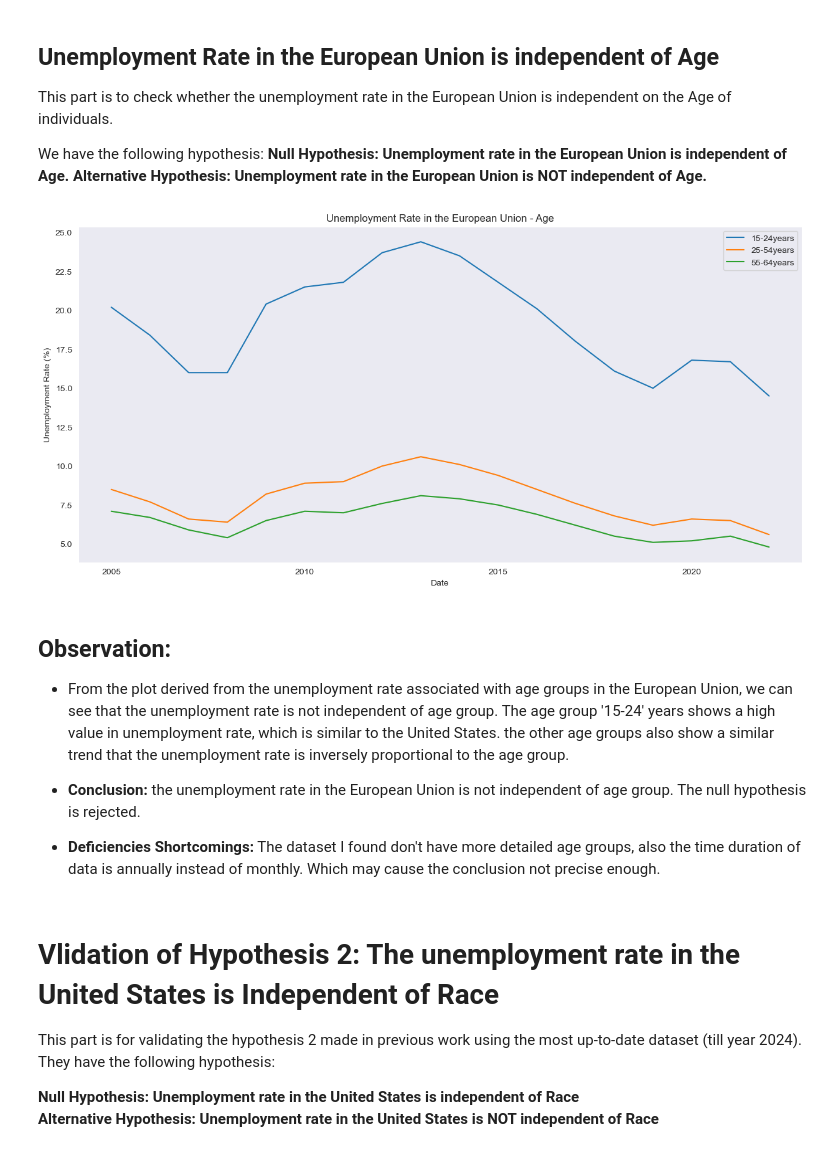
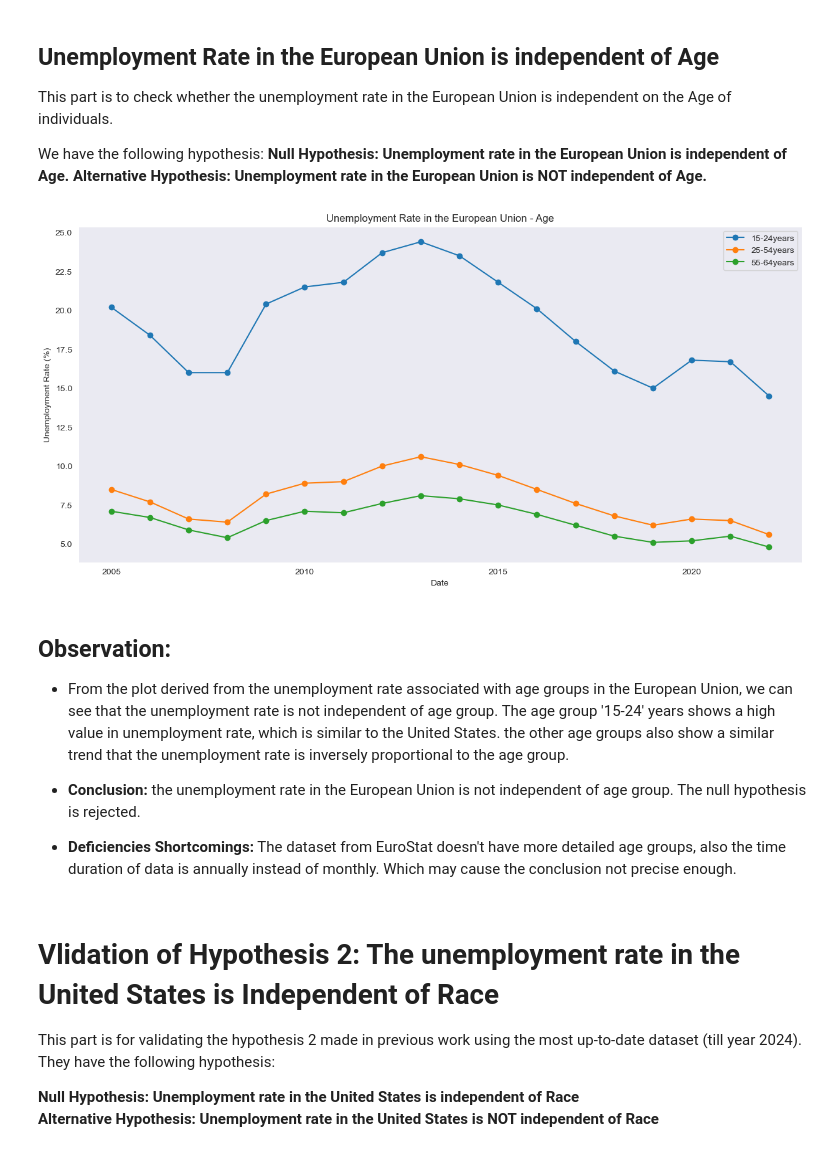
Before and after one commit to Zhen3408/2024Spr_projects, a Jupyter notebook: Final_Project_zl.ipynb, the cells around one changed output. Cells and saved outputs as stored; diff of their text form; code cells hidden in the pictures.

```diff
--- a/Final_Project_zl.ipynb
+++ b/Final_Project_zl.ipynb
@@ -65,21 +66,21 @@ We have the following hypothesis:
 Alternative Hypothesis: Unemployment rate in the European Union is NOT independent of Age.**
 # %%
 df_eu_age = merge_eurostat_data('./Data/Eurostat/Age/')
-df_eu_age.plot(figsize=(15, 7), linewidth = 1.5)
+df_eu_age.plot(figsize=(15, 7), linewidth = 1.5, marker='o')
 plt.grid()
 plt.xlabel('Date')
 plt.ylabel('Unemployment Rate (%)')
 plt.title('Unemployment Rate in the European Union - Age')
 plt.show()
 # %% [output]
-[figure, old version]
+[figure, new version]
 # %% [markdown]
 ## Observation:
 * From the plot derived from the unemployment rate associated with age groups in the European Union, we can see that the unemployment rate is not independent of age group. The age group '15-24' years shows a high value in unemployment rate, which is similar to the United States. the other age groups also show a similar trend that the unemployment rate is inversely proportional to the age group.
 
 * **Conclusion:** the unemployment rate in the European Union is not independent of age group. The null hypothesis is rejected.
 
-* **Deficiencies Shortcomings:** The dataset I found don't have more detailed age groups, also the time duration of data is annually instead of monthly. Which may cause the conclusion not precise enough.
+* **Deficiencies Shortcomings:** The dataset from EuroStat doesn't have more detailed age groups, also the time duration of data is annually instead of monthly. Which may cause the conclusion not precise enough.
 # %% [markdown]
 # Vlidation of Hypothesis 2: The unemployment rate in the United States is Independent of Race
 This part is for validating the hypothesis 2 made in previous work using the most up-to-date dataset (till year 2024). <br>
```
Also changed, not shown: parts of 13 cells of this notebook, 10 other files.
